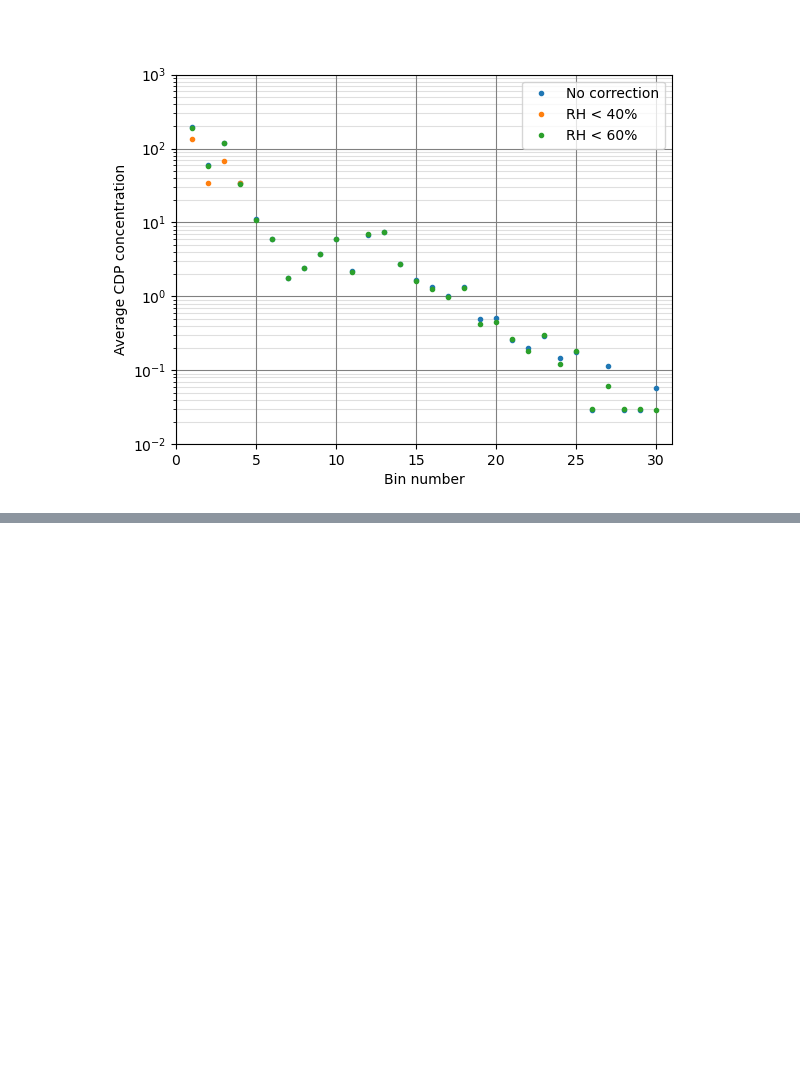
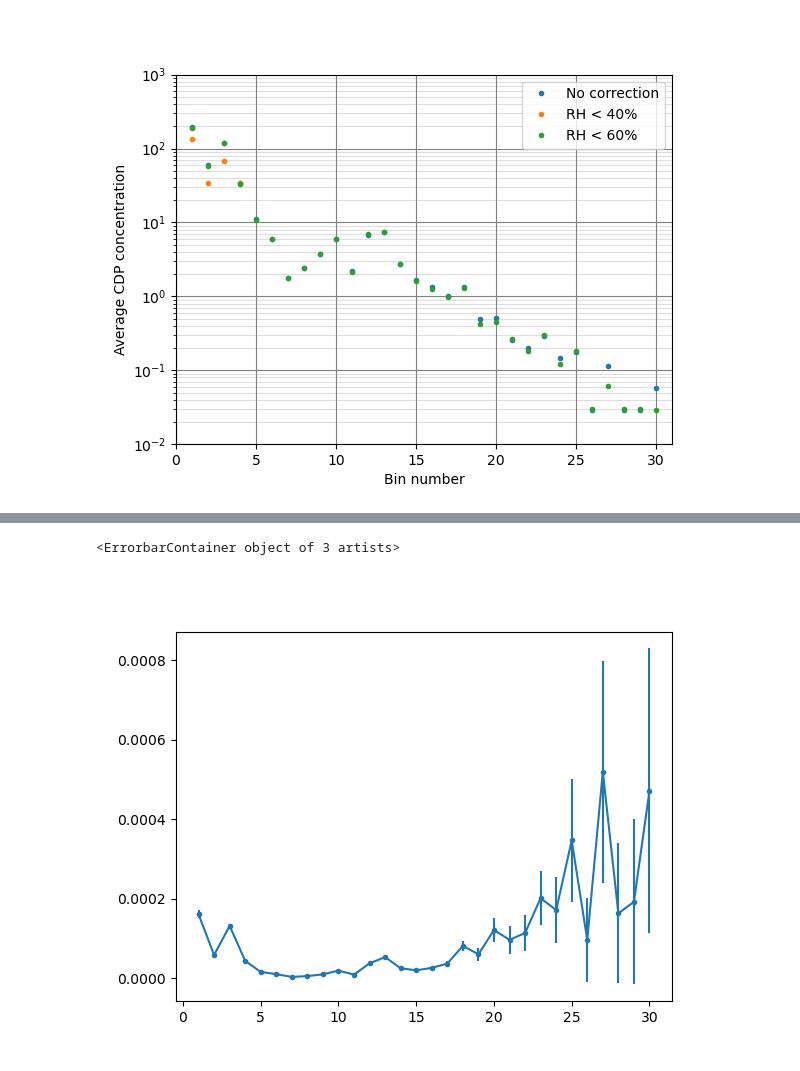
Before and after one commit to erin-raif/pcasp_cdp_code, a Jupyter notebook: calibrated_size_distributions.ipynb, the cells around one changed output, grey strips where cells are left out. Cells and saved outputs as stored; diff of their text form; code cells hidden in the pictures; blank space fills up the shorter version.

```diff
--- a/calibrated_size_distributions.ipynb
+++ b/calibrated_size_distributions.ipynb
@@ -1780,0 +1820,6 @@ ax.legend()
+# %%
+fig, ax = plt.subplots()
+ax.errorbar(cdp_log_psds['dV']['bin'],cdp_log_psds['dV'],yerr=cdp_log_psds['dV_err'], marker='.')
+# %% [output]
+<ErrorbarContainer object of 3 artists>
+[figure, added]
```
Also changed, not shown: parts of 12 cells of this notebook.
